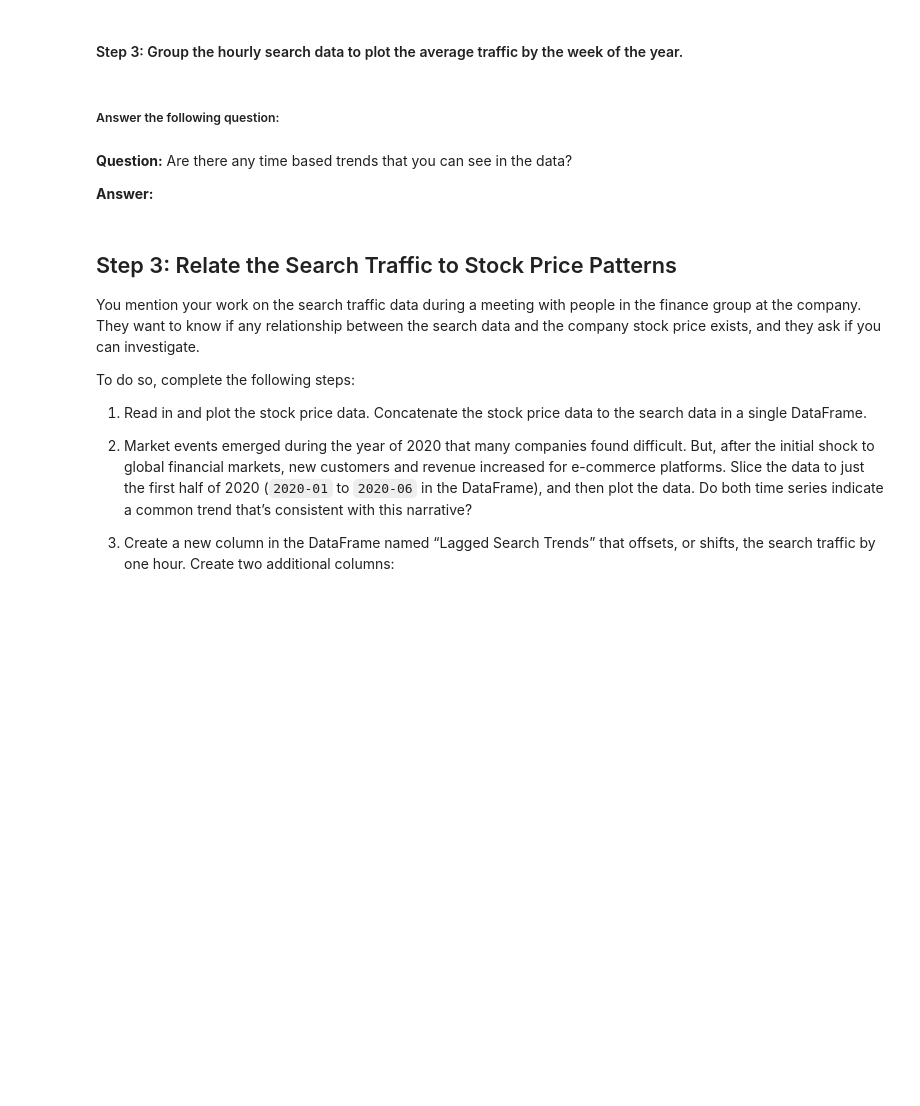
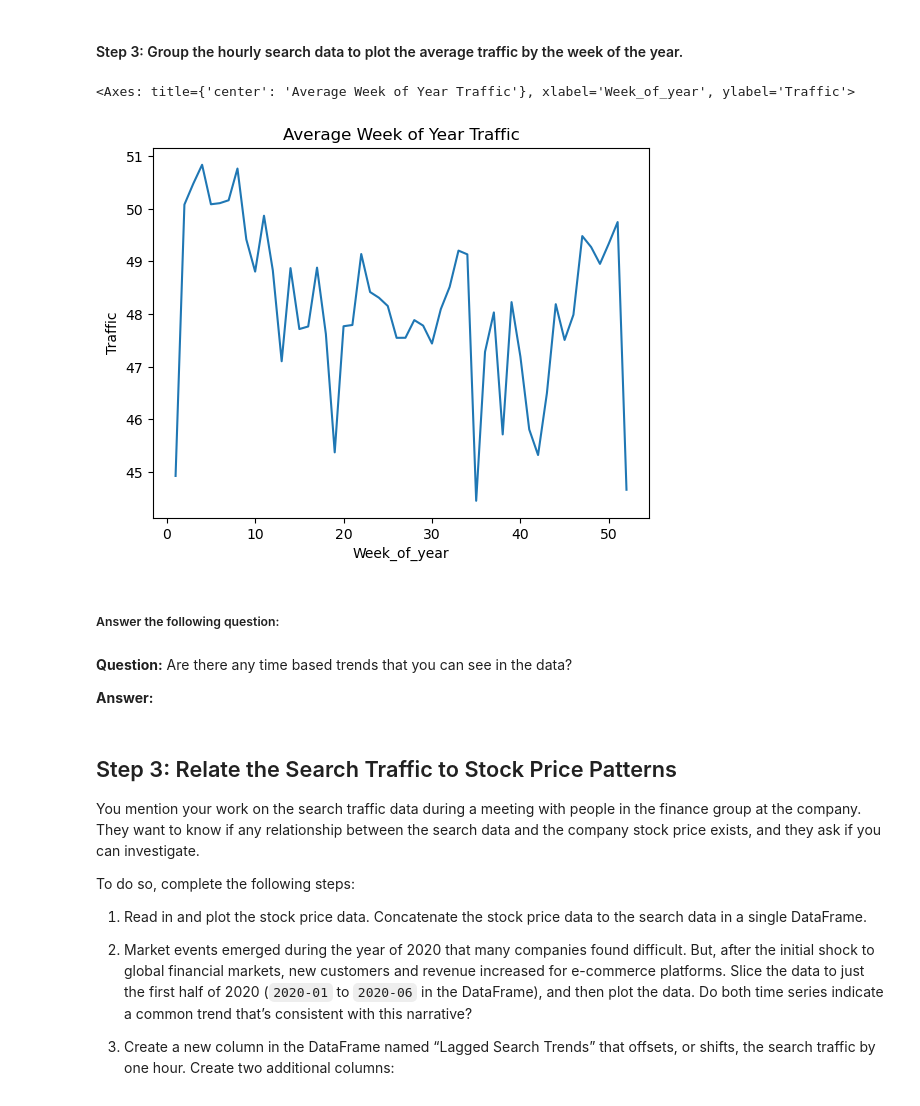
Before and after one commit to tbrown14611/prophet-challenge, a Jupyter notebook: forecasting_net_prophet.ipynb, the cells around one changed output. Drawn from its saved outputs; the diff is of its cells as text; code cells hidden in the pictures; blank space fills up the shorter version.

```diff
--- a/forecasting_net_prophet.ipynb
+++ b/forecasting_net_prophet.ipynb
@@ -164,6 +184,11 @@ To that end, you want to mine the search traffic data for predictable seasonal p
 #### Step 3: Group the hourly search data to plot the average traffic by the week of the year.
 # %%
 # Group the hourly search data to plot the average traffic by the week of the year
+traffic_by_hour_and_day_of_week_df = df_mercado_trends.groupby(['Week_of_year']).Traffic.mean()
+traffic_by_hour_and_day_of_week_df.plot(title='Average Week of Year Traffic', ylabel='Traffic')
+# %% [output]
+<Axes: title={'center': 'Average Week of Year Traffic'}, xlabel='Week_of_year', ylabel='Traffic'>
+[figure, added]
 # %% [markdown]
 ##### Answer the following question:
 # %% [markdown]
```
Also changed, not shown: parts of 12 cells of this notebook.
